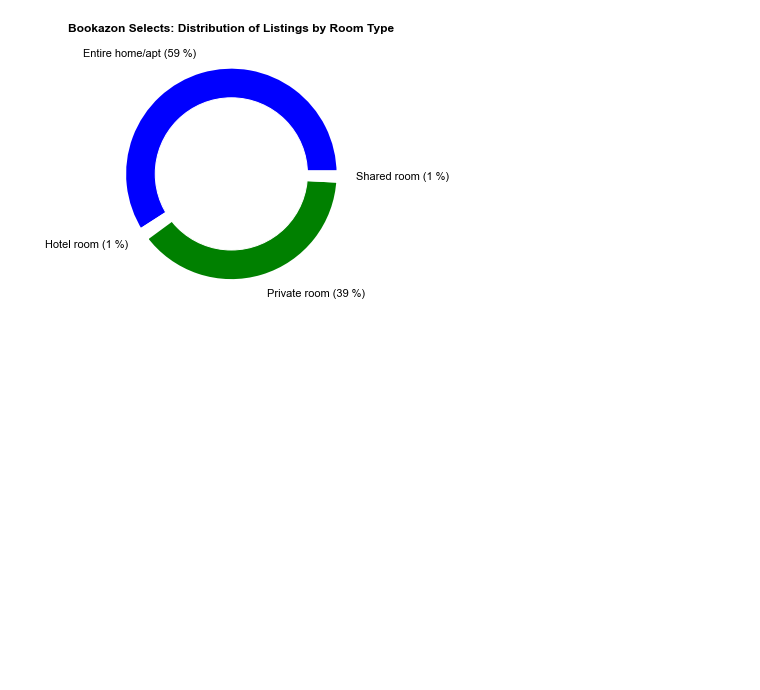
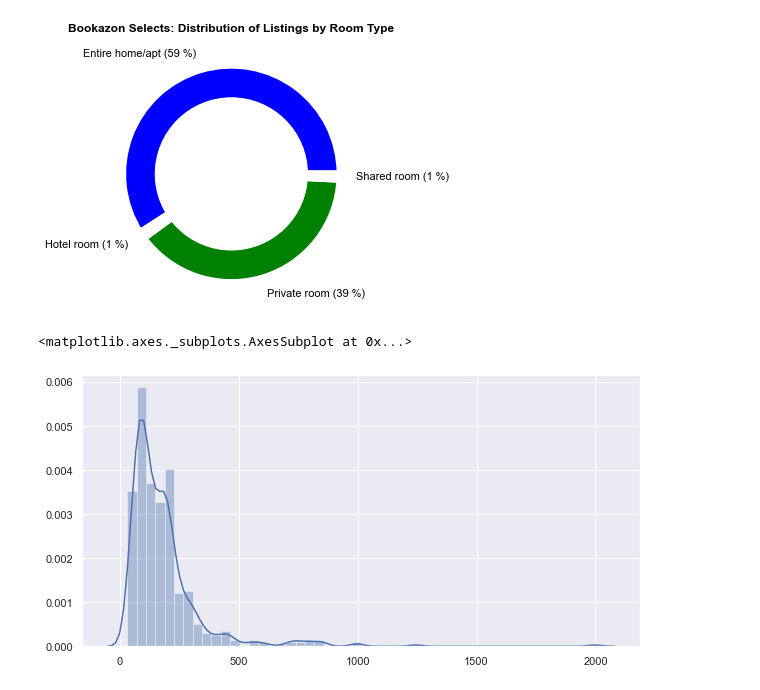
Before and after one commit to jon-ayala/JONATHANAYALA-CAPSTONE2, a Jupyter notebook: nyc-airbnb.ipynb, the cells around one changed output. Cells and saved outputs as stored; diff of their text form; code cells hidden in the pictures; blank space fills up the shorter version.

```diff
--- a/nyc-airbnb.ipynb
+++ b/nyc-airbnb.ipynb
@@ -1180,3 +1180,10 @@ plt.show()
 [figure]
 # %%
 # Maybe do a histogram reflecting frequency of listings at given prices? (range 30-2000)
+# Create an array containing data from the DataFrame
+x = manhattan_prime['price'].values
+
+sns.distplot(x)
+# %% [output]
+<matplotlib.axes._subplots.AxesSubplot at 0x...>
+[figure, added]
```
Also changed, not shown: parts of 7 cells of this notebook, 6 other files.
